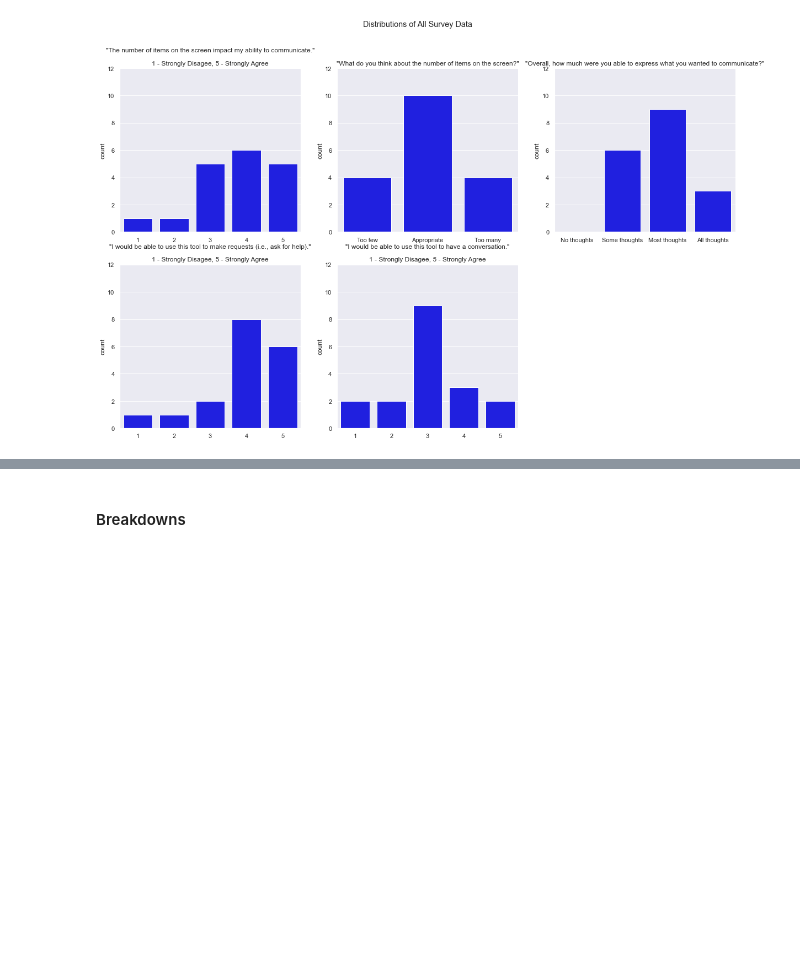
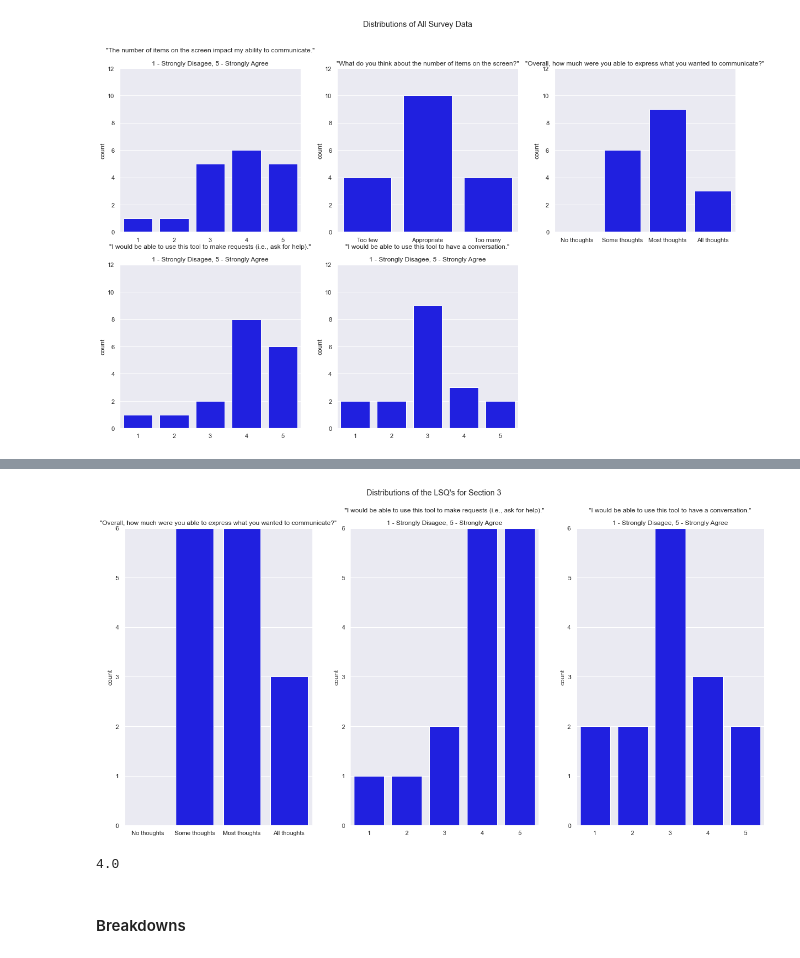
Before and after one commit to BladeF/Thesis-Data-Analysis, a Jupyter notebook: notebooks/survey_analysis.ipynb, the cells around one changed output, grey strips where cells are left out. Saved outputs shown, nothing was run; the diff lists cells and outputs as text; code cells hidden in the pictures; blank space fills up the shorter version.

```diff
--- a/notebooks/survey_analysis.ipynb
+++ b/notebooks/survey_analysis.ipynb
@@ -199,3 +221,18 @@ plt.savefig("../figures/survey_distributions_all.png", bbox_inches="tight")
+# %%
+fig = plt.figure(figsize=(21.0, 10.0))
+fig.suptitle("Distributions of the LSQ's for Section 3")
+
+gen_vis(df = survey_likert, col="expression_scale", num_figs=3, index=1, bins=[1, 2, 3, 4], name="\"Overall, how much were you able to express what you wanted to communicate?\"", color=four_color)
+gen_vis(df = survey_likert, col="request_scale", num_figs=3, index=2, bins=[1, 2, 3, 4, 5], name="\"I would be able to use this tool to make requests (i.e., ask for help).\"\n\n1 - Strongly Disagee, 5 - Strongly Agree", color=five_color)
+gen_vis(df = survey_likert, col="converse_scale", num_figs=3, index=3, bins=[1, 2, 3, 4, 5], name="\"I would be able to use this tool to have a conversation.\"\n\n1 - Strongly Disagee, 5 - Strongly Agree", color=five_color)
+
+plt.savefig("../figures/section_3_distributions.png", bbox_inches="tight")
+# %% [output]
+[figure, added]
+# %%
+np.median(survey_likert["num_items_impact_scale"])
+# %% [output]
+4.0
 # %% [markdown]
 #### Breakdowns ####
 # %%
```
Also changed, not shown: parts of 2 cells of this notebook, 2 other files.
